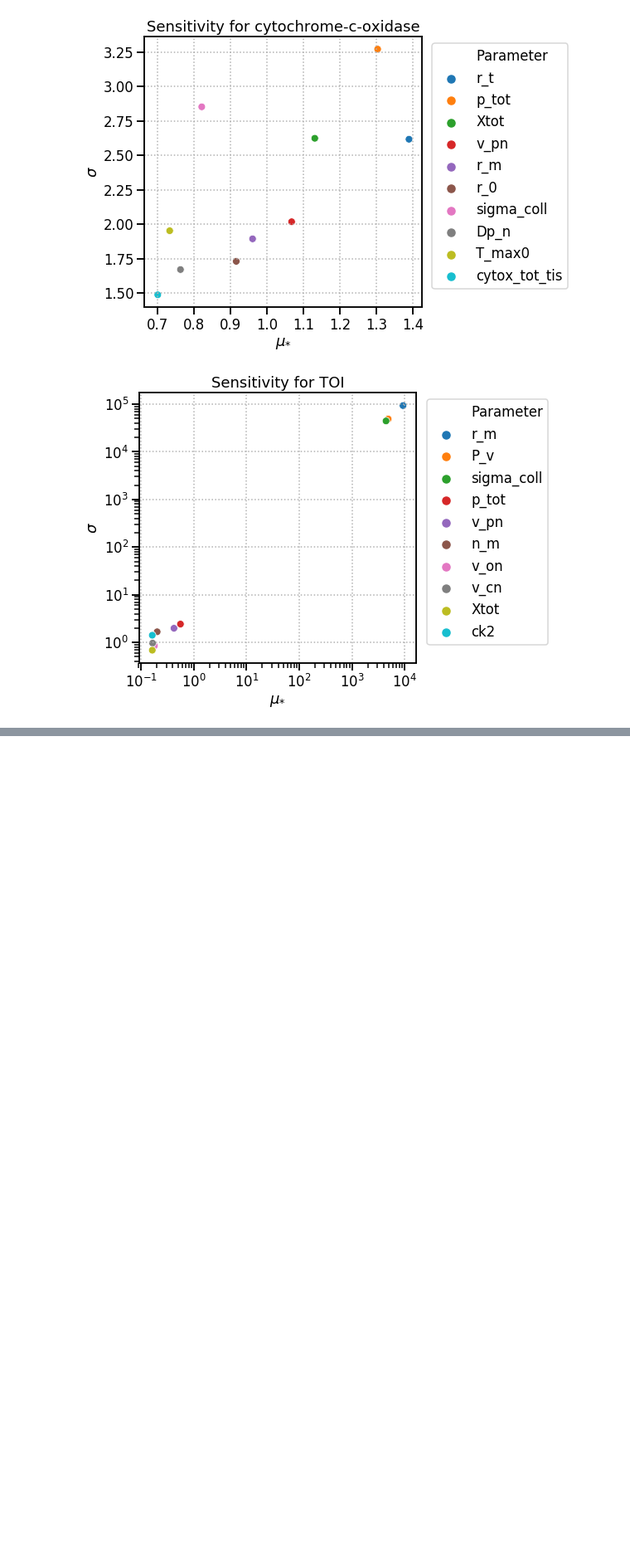
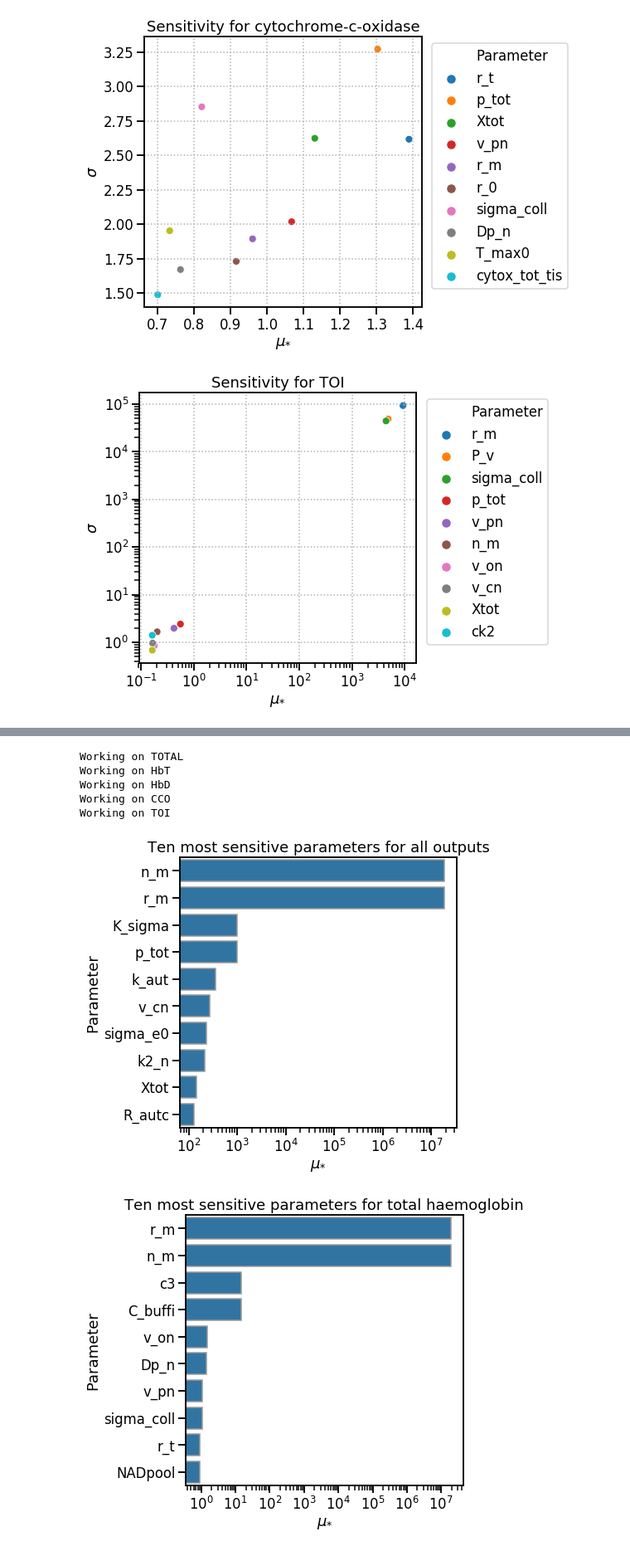
Before and after one commit to multimodalspectroscopy/BayesCMD, a Jupyter notebook: PLOS_paper/sensitivity_analysis/sensitivity_2d.ipynb, the cells around one changed output, grey strips where cells are left out. Shown at 83% size. Cells and saved outputs as stored; diff of their text form; code cells hidden in the pictures; blank space fills up the shorter version.

```diff
--- a/PLOS_paper/sensitivity_analysis/sensitivity_2d.ipynb
+++ b/PLOS_paper/sensitivity_analysis/sensitivity_2d.ipynb
@@ -99,0 +164,16 @@ exp_data["HbD"]
+# %%
+exp_data = {}
+for output in ["TOTAL", "HbT", "HbD", "CCO", "TOI"]:
+    print("Working on {}". format(output))
+    fig, d = sensitivity_barplot(df_experimental, output, title_dict=exp_title_dict)
+    exp_data[output] = d
+    # fig.savefig("Figures/hypoxia/experimental/filtered/wide_params/scaled_inflection/{}_2d_sensitivity_exp.png".format(output), orientation='landscape', bbox_extra_artists=(lgd,), bbox_inches='tight')
+    TIFF_exporter(fig, "{}_barplot_sensitivity_exp".format(output), fig_dir="/home/buck06191/Dropbox/phd/PLOS_paper/paper/Figures/")
+# %% [output]
+Working on TOTAL
+Working on HbT
+Working on HbD
+Working on CCO
+Working on TOI
+[figure, added]
+[figure, added]
```
Also changed, not shown: parts of 14 cells of this notebook, 2 other files.
